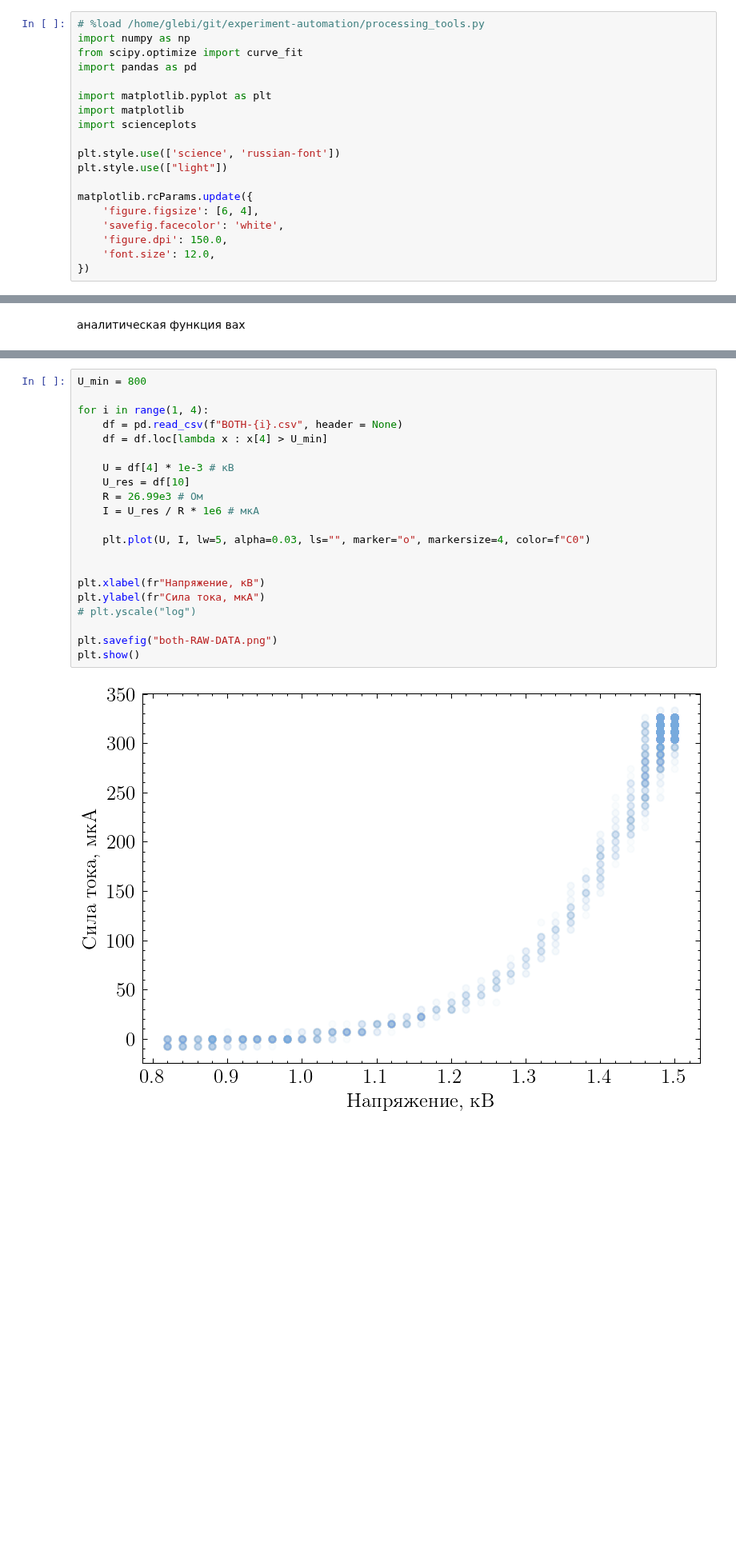
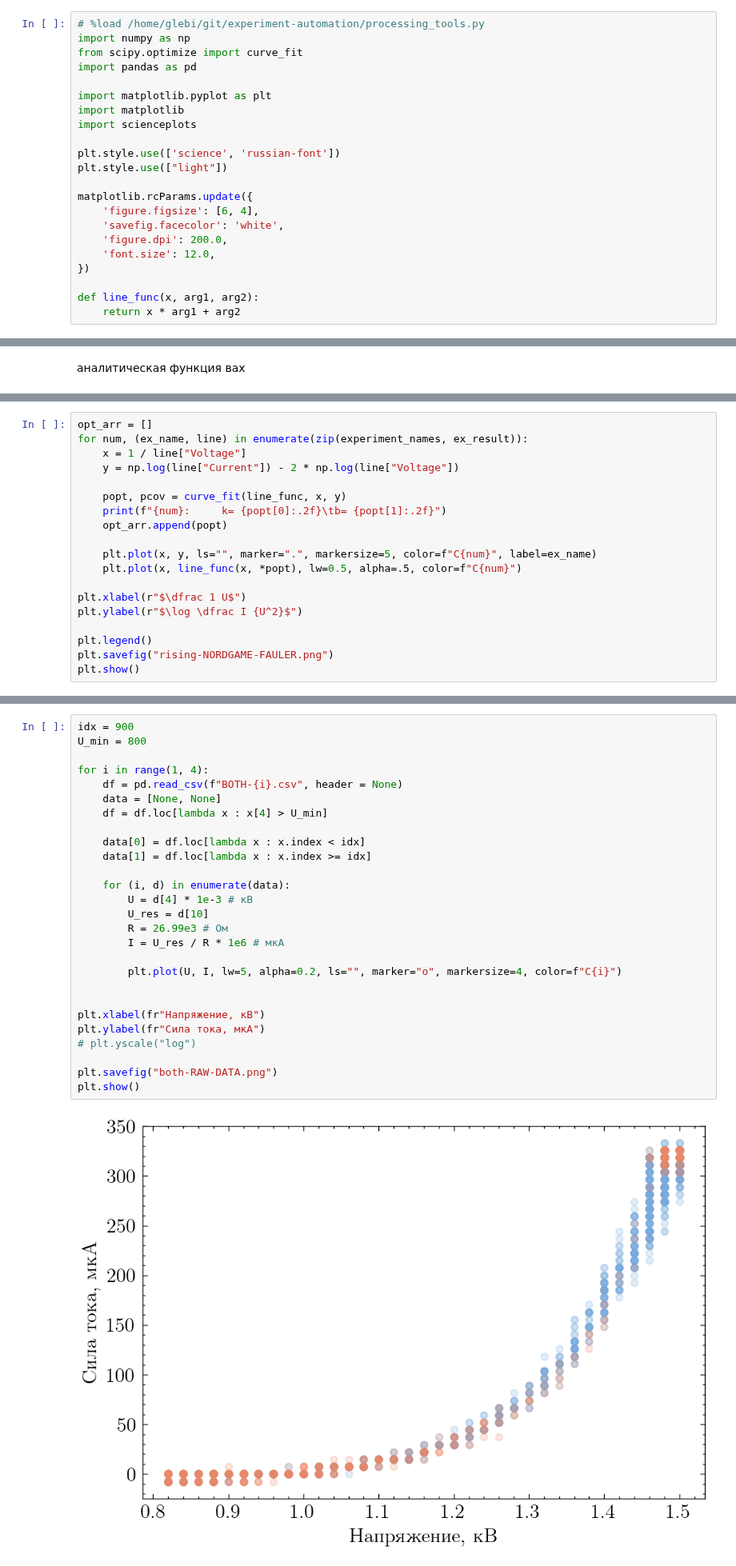
Before and after one commit to gleblug/experiment-automation, a Jupyter notebook: vaki-autoelectron-emission/plots.ipynb, the cells around one changed output, grey strips where cells are left out. Shown at 80% size. Cells and saved outputs as stored; diff of their text form; blank space fills up the shorter version.

```diff
--- a/vaki-autoelectron-emission/plots.ipynb
+++ b/vaki-autoelectron-emission/plots.ipynb
@@ -14,9 +14,12 @@ plt.style.use(["light"])
 matplotlib.rcParams.update({
     'figure.figsize': [6, 4],
     'savefig.facecolor': 'white',
-    'figure.dpi': 150.0,
+    'figure.dpi': 200.0,
     'font.size': 12.0,
 })
+
+def line_func(x, arg1, arg2):
+    return x * arg1 + arg2
 # %%
 df = pd.read_csv("VAH.csv")
 cols = df.columns
@@ -73,0 +96,19 @@ plt.show()
+# %%
+opt_arr = []
+for num, (ex_name, line) in enumerate(zip(experiment_names, ex_result)):
+    x = 1 / line["Voltage"]
+    y = np.log(line["Current"]) - 2 * np.log(line["Voltage"])
+
+    popt, pcov = curve_fit(line_func, x, y)
+    print(f"{num}:     k= {popt[0]:.2f}\tb= {popt[1]:.2f}")
+    opt_arr.append(popt)
+
+    plt.plot(x, y, ls="", marker=".", markersize=5, color=f"C{num}", label=ex_name)
+    plt.plot(x, line_func(x, *popt), lw=0.5, alpha=.5, color=f"C{num}")
+
+plt.xlabel(r"$\dfrac 1 U$")
+plt.ylabel(r"$\log \dfrac I {U^2}$")
+
+plt.legend()
+plt.savefig("rising-NORDGAME-FAULER.png")
+plt.show()
@@ -74,23 +133,29 @@ plt.show()
 # %%
+idx = 900
 U_min = 800
 
 for i in range(1, 4):
     df = pd.read_csv(f"BOTH-{i}.csv", header = None)
+    data = [None, None]
     df = df.loc[lambda x : x[4] > U_min]
 
-    U = df[4] * 1e-3 # кВ
-    U_res = df[10]
-    R = 26.99e3 # Ом
-    I = U_res / R * 1e6 # мкА
+    data[0] = df.loc[lambda x : x.index < idx]
+    data[1] = df.loc[lambda x : x.index >= idx]
 
-    plt.plot(U, I, lw=5, alpha=0.03, ls="", marker="o", markersize=4, color=f"C0")
+    for (i, d) in enumerate(data):
+        U = d[4] * 1e-3 # кВ
+        U_res = d[10]
+        R = 26.99e3 # Ом
+        I = U_res / R * 1e6 # мкА
+
+        plt.plot(U, I, lw=5, alpha=0.2, ls="", marker="o", markersize=4, color=f"C{i}")
 
 
 plt.xlabel(fr"Напряжение, кВ")
 plt.ylabel(fr"Сила тока, мкА")
 # plt.yscale("log")
 
 plt.savefig("both-RAW-DATA.png")
 plt.show()
 # %% [output]
-[figure, old version]
+[figure, new version]
```
Also changed, not shown: parts of 7 cells of this notebook, 5 other files.
